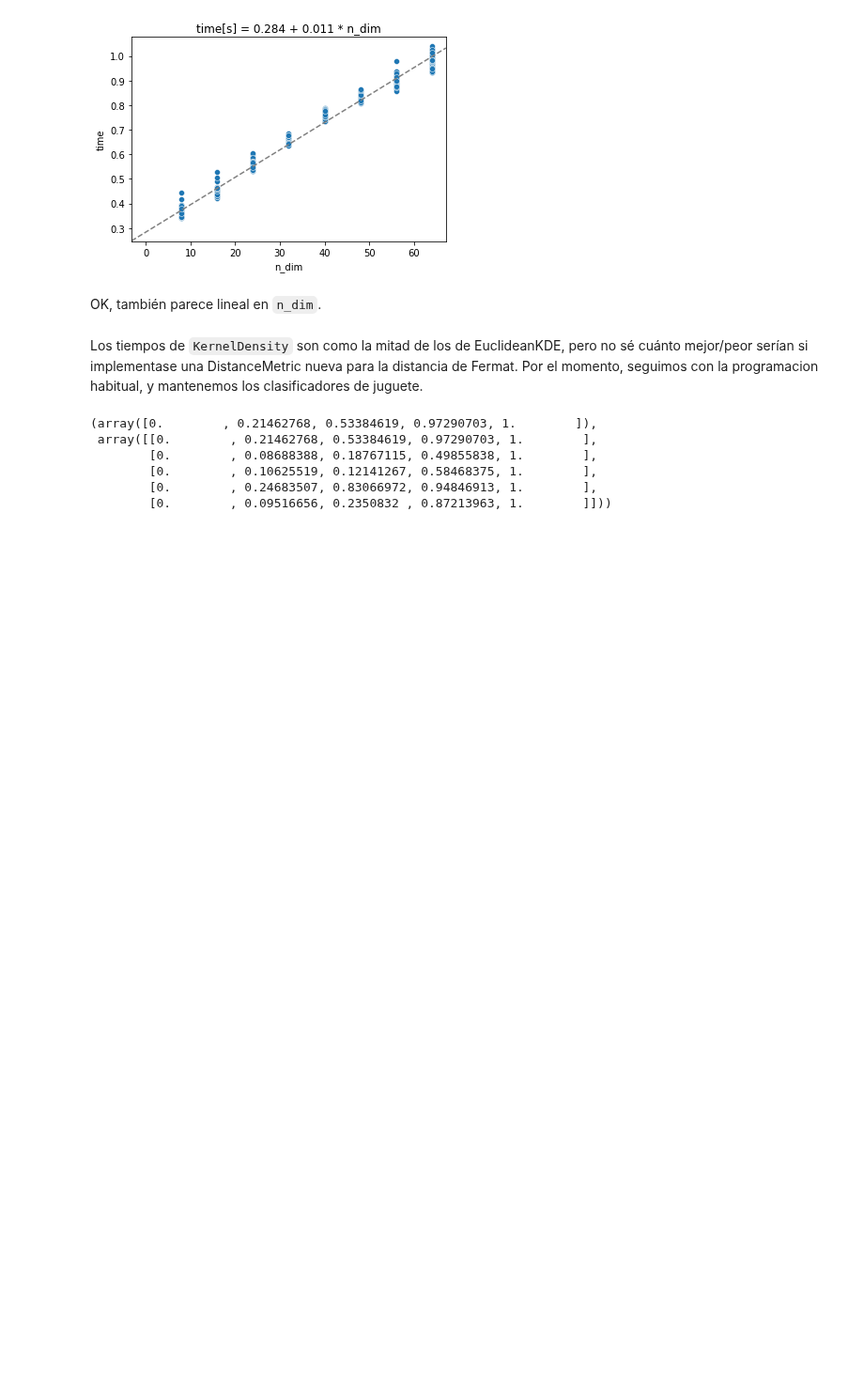
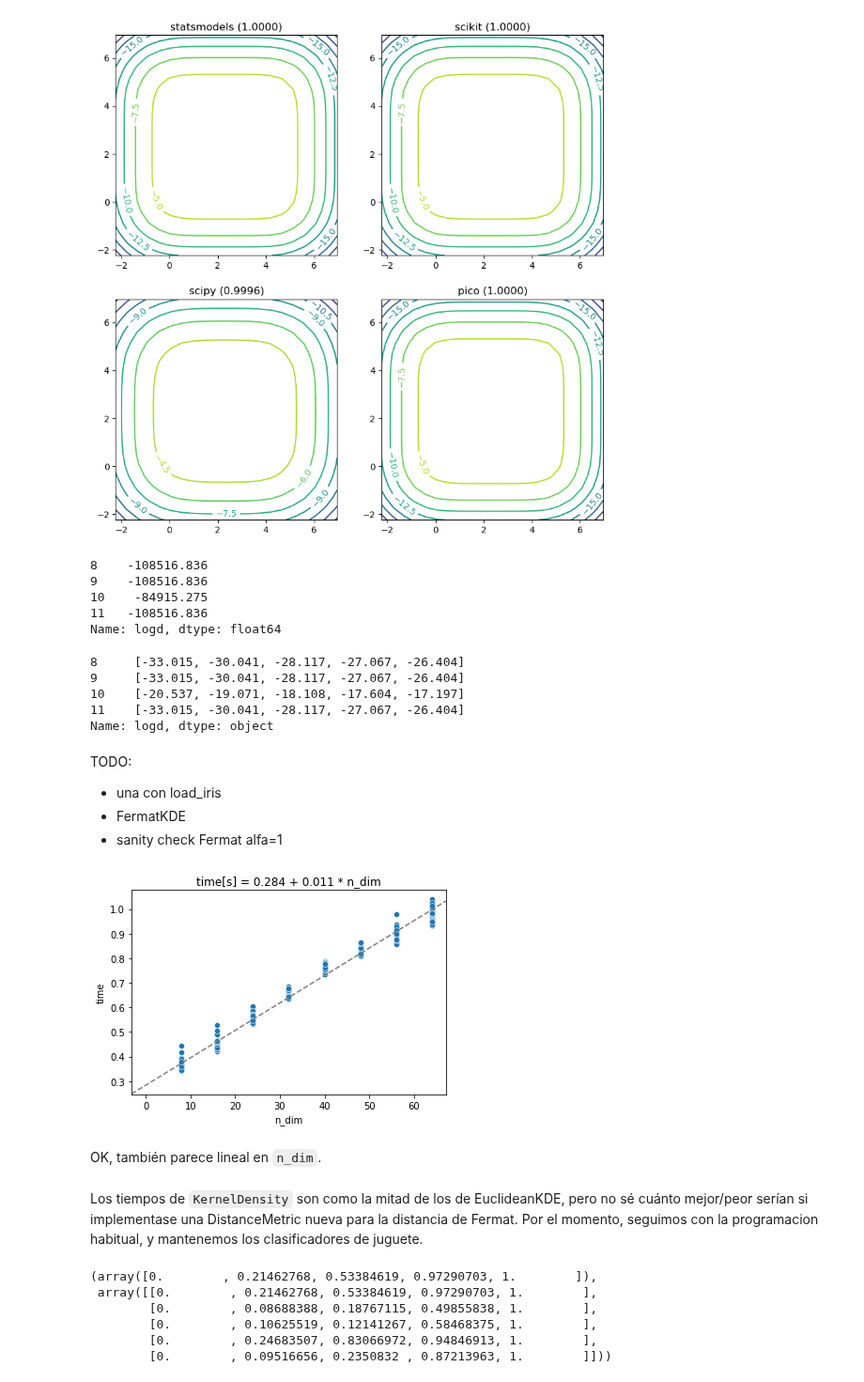
Before and after one commit to capitantoto/fermat, a Jupyter notebook: notebooks/04. Chequeo de Sanidad: EuclideanKDE y KernelDensity.ipynb, the cells around one changed output. Shown at 94% size. Cells and saved outputs as stored; diff of their text form; code cells hidden in the pictures; blank space fills up the shorter version.

```diff
--- a/notebooks/04. Chequeo de Sanidad: EuclideanKDE y KernelDensity.ipynb
+++ b/notebooks/04. Chequeo de Sanidad: EuclideanKDE y KernelDensity.ipynb
@@ -316,10 +0,0 @@ import time
-# %%
-results = []
-for n_dim in n_dims:
-    X = X_digits[:, :n_dim]
-    my_kde = EuclideanKDE().fit(X)
-    for i in range(runs):
-        t0 = time.time()
-        my_kde.density(X)
-        t = time.time() - t0
-        results.append({"n_dim": n_dim, "run": i, "time": t})
@@ -330,3 +147,38 @@ import seaborn as sns
+# %%
+fig, axes = plt.subplots(2, 2, figsize=(10, 10))
+npoints = len(segment)
+# In each panel, draw a contour plot of the estimated density, using the same scale for all panels
+for idx, row in df[df.dim == 2].reset_index().iterrows():
+    ax = axes[idx // 2, idx % 2]
+    cs = ax.contour(segment, segment, row.logd.reshape(npoints, npoints))
+    ax.clabel(cs, inline=True)
+    # ax.imshow(row.logd.reshape(npoints, npoints))
+    ax.set_title(f"{row.method} ({row.p:.4f})")  # Add title to each panel
+plt.show()
+# %% [output]
+[figure, added]
+# %%
+ddd = df[df.dim == 3]
+ddd.logd.apply(np.sum)
+# %% [output]
+8    -108516.836
+9    -108516.836
+10    -84915.275
+11   -108516.836
+Name: logd, dtype: float64
+# %%
+ddd.logd.apply(lambda x: np.percentile(x, [.05, .25, .5 , .75, .9]).round(3))
+# %% [output]
+8     [-33.015, -30.041, -28.117, -27.067, -26.404]
+9     [-33.015, -30.041, -28.117, -27.067, -26.404]
+10    [-20.537, -19.071, -18.108, -17.604, -17.197]
+11    [-33.015, -30.041, -28.117, -27.067, -26.404]
+Name: logd, dtype: object
+# %% [markdown]
+TODO:
+- una con load_iris
+- FermatKDE
+- sanity check Fermat alfa=1
 # %%
 sns.scatterplot(x="n_dim", y="time", data=res)
 est = LinearRegression().fit(res[["n_dim"]], res.time)
```
Also changed, not shown: parts of 84 cells of this notebook, 1 other file.
